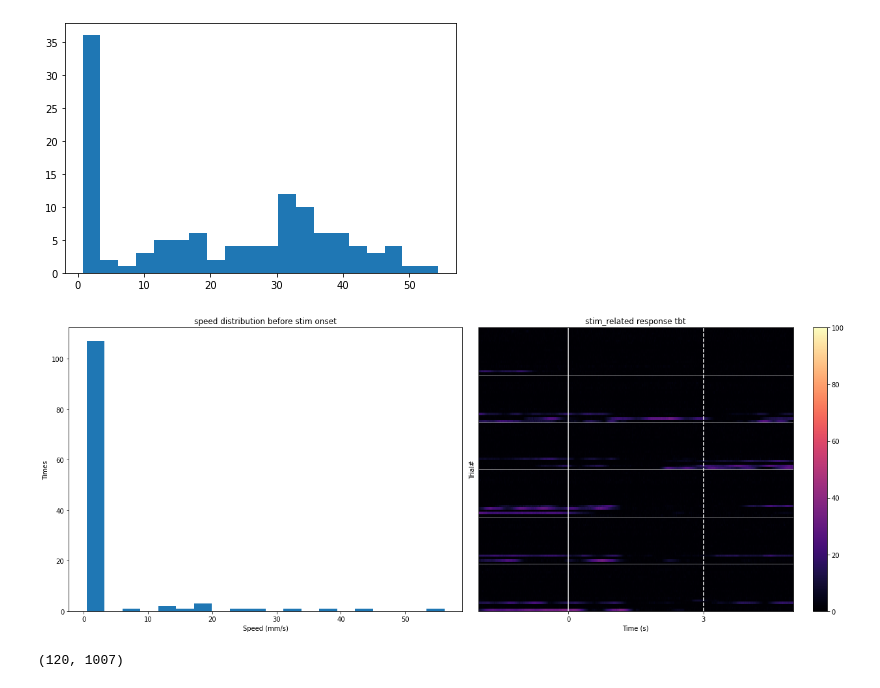
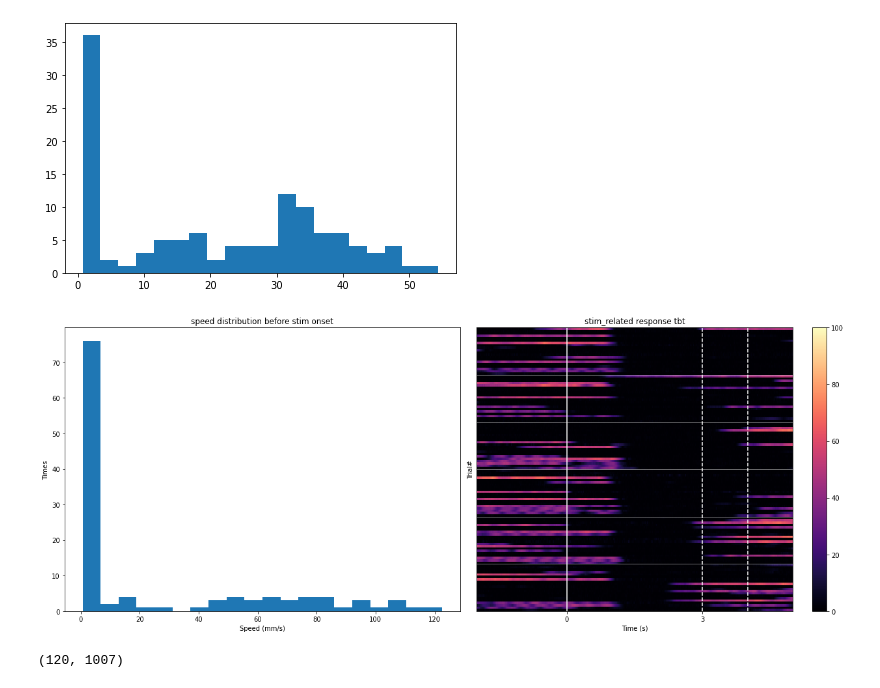
Before and after one commit to chiyu1203/bonfic, a Jupyter notebook: track_ball_notebook.ipynb, the cells around one changed output. Cells and saved outputs as stored; diff of their text form; code cells hidden in the pictures.

```diff
--- a/track_ball_notebook.ipynb
+++ b/track_ball_notebook.ipynb
@@ -239,6 +260,7 @@ filters=[(stim_df.iloc[:,0]==1) & (stim_df.iloc[:,2] > stim_df.iloc[:,3]),
 
 stim_df["stim_type"]=np.select(filters, stim_type)
 # %%
+thisStim="c2f_f_sloom"
 if analyse_every_trial==True:
     stim_to_analyse=stim_df.loc[:,'stim_onset']
     stim_name_list=np.array(stim_df["stim_type"])
@@ -250,12 +272,25 @@ else:
     #stim_to_analyse=stim_df.loc[np.where((stim_df.loc[:,'stim_type']== "b2f_l_sweep") | (stim_df.loc[:,'stim_type']== "b2f_r_sweep")),"stim_onset"]
     #stim_to_analyse=stim_df.loc[np.where((stim_df.loc[:,'stim_type']== "b2f_l_sloom") | (stim_df.loc[:,'stim_type']== "b2f_r_sloom")),"stim_onset"]
     #stim_to_analyse=stim_df.loc[np.where((stim_df.loc[:,'stim_type']== "c2b_f_sloom") | (stim_df.loc[:,'stim_type']== "m2b_s_sloom")),"stim_onset"]
-    # stim_to_analyse=stim_df.loc[np.where((stim_df.loc[:,'stim_type']== "c2b_f_sloom")),"stim_onset"]
-    stim_to_analyse=stim_df.loc[np.where((stim_df.loc[:,'stim_type']== "c2c_s_loom")),"stim_onset"]
+    stim_to_analyse=stim_df.loc[np.where((stim_df.loc[:,'stim_type']== thisStim)),"stim_onset"]
+    #stim_to_analyse=stim_df.loc[np.where((stim_df.loc[:,'stim_type']== "c2c_s_loom")),"stim_onset"]
     stim_name_list=stim_df.loc[stim_to_analyse.index,'stim_type'].values
 if len(stim_to_analyse) ==0:
     print('no_required_stim_type')
     #continue
+
+if re.search('_f_', thisStim):##create this condition so that stim_duration became dynamics
+    stim_duration=3
+    presence_duration=1
+    sweep_duration=1
+    half_presentation=0.5
+elif re.search('_s_', thisStim):
+    stim_duration=4
+    presence_duration=1
+    half_presentation=0.5
+    sweep_duration=2
+else:
+    print('something wrong with the stim list')
 
 # cum_travel_distance=np.cumsum(np.sqrt(np.add(np.square(x_dif), np.square(y_dif))),axis=1)
 # init_time=abs(analysis_window[0])
@@ -269,7 +304,6 @@ if len(stim_to_analyse) ==0:
 # mean_travel_distance_during_stim.append(np.mean(travel_distance_during_stim))
 # mean_normalised_distance_during_stim.append(np.mean(normalise_travel_distance))
 
-
 grey_onset=stim_to_analyse+np.ones(len(stim_to_analyse),dtype=int)*analysis_window[0]*frame_rate
 analysie_window_tile=np.tile(np.arange(window_length*frame_rate),(len(grey_onset),1))
 index_points=np.array(grey_onset).reshape(len(grey_onset),1)+analysie_window_tile
@@ -277,6 +311,8 @@ x=x_all[index_points]
 y=y_all[index_points]
 x_dif=np.diff(x,axis=1)
 y_dif=np.diff(y,axis=1)
+
+
 travel_distance_fbf=np.sqrt(np.add(np.square(x_dif), np.square(y_dif)))
 velocity=travel_distance_fbf*frame_rate
 cum_travel_distance=np.cumsum(np.sqrt(np.add(np.square(x_dif), np.square(y_dif))),axis=1)
@@ -284,17 +320,38 @@ init_time=abs(analysis_window[0])
 end_time=abs(analysis_window[0])+stim_duration
 travel_distance_prior_stim=cum_travel_distance[:,init_time*frame_rate,0]
 travel_distance_post_stim=cum_travel_distance[:,end_time*frame_rate,0]
+
+
+travel_distance_after_stim_presence=cum_travel_distance[:,(init_time+presence_duration)*frame_rate,0]
+travel_distance_after_stim_sweep=cum_travel_distance[:,(init_time+presence_duration+sweep_duration)*frame_rate,0]
+travel_distance_during_stim_presence=travel_distance_after_stim_presence-travel_distance_prior_stim
+travel_distance_during_stim_sweep=travel_distance_after_stim_sweep-travel_distance_after_stim_presence
+normalised_distance_change=np.divide(travel_distance_during_stim_sweep,travel_distance_during_stim_presence)
+
 mean_travel_distance_post_stim=np.mean(travel_distance_post_stim)
 travel_distance_during_stim=travel_distance_post_stim-travel_distance_prior_stim
 normalise_travel_distance=np.divide(travel_distance_post_stim,travel_distance_prior_stim)
 mean_normalise_travel_distance=np.mean(normalise_travel_distance)
 
+
 travel_distance_1sec_prior_stim=cum_travel_distance[:,init_time*frame_rate,0]-cum_travel_distance[:,(init_time-1)*frame_rate,0]
 running_trial=travel_distance_1sec_prior_stim>5
 running_velocity=velocity[running_trial,:]
+runnning_trial_distance_change=normalised_distance_change[running_trial]
 travel_distance_1sec_post_stim=cum_travel_distance[running_trial,(init_time+1)*frame_rate,0]-cum_travel_distance[running_trial,init_time*frame_rate,0]
 velocity_type1=running_velocity[travel_distance_1sec_post_stim>5,:]
 velocity_type2=running_velocity[travel_distance_1sec_post_stim<5,:]
+runnning_trial_distance_change_type1=runnning_trial_distance_change[travel_distance_1sec_post_stim>5]
+runnning_trial_distance_change_type2=runnning_trial_distance_change[travel_distance_1sec_post_stim<5]
+stimulus_order.append(sweep_duration)
+travel_distance_prior_stim_all.append(travel_distance_prior_stim)
+travel_distance_tbt.append(cum_travel_distance)
+distance_change_t1.append(runnning_trial_distance_change_type1)
+distance_change_t2.append(runnning_trial_distance_change_type1)
+## please tell me why I wanted to take mean here
+mean_travel_distance_during_stim.append(np.mean(travel_distance_during_stim))
+mean_normalised_distance_during_stim.append(np.mean(normalise_travel_distance))
+
 
 
 #travel_distance=np.sum(np.sqrt(np.add(np.square(x_dif), np.square(y_dif))),axis=1)
@@ -893,9 +1008,9 @@ def generate_preliminary_graph(myList = [], *args):
 
     return velocity_tbt, travel_distance_tbt_during_analysis_window
 # %%
-velocity_tbt, travel_distance_tbt =generate_preliminary_graph([data_list[0]])
+velocity_tbt, travel_distance_tbt =generate_preliminary_graph([data_list[5]])
 # %% [output]
-[figure, old version]
+[figure, new version]
 # %%
 velocity_tbt.shape
 # %% [output]
```
Also changed, not shown: parts of 26 cells of this notebook, 2 other files.
